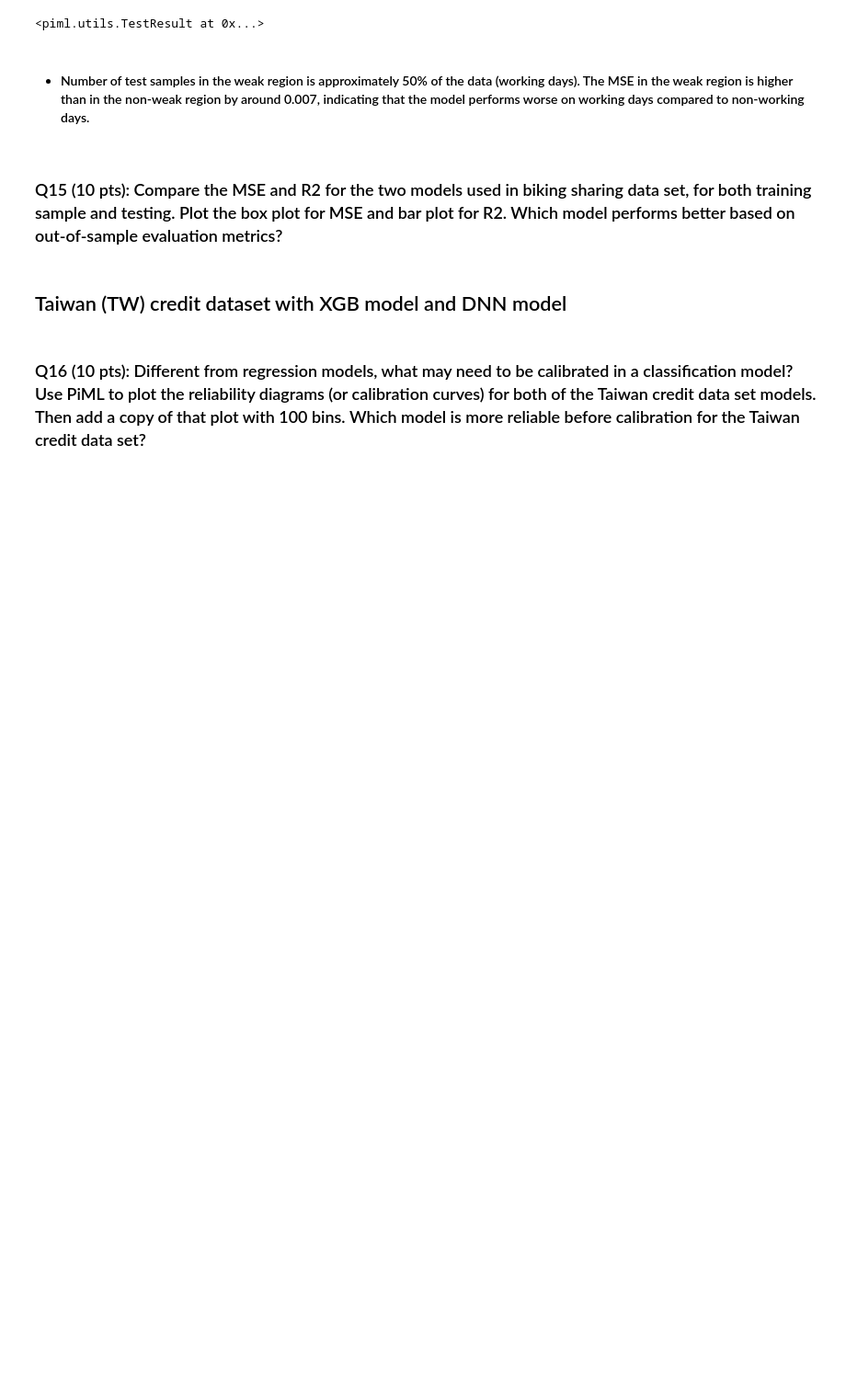
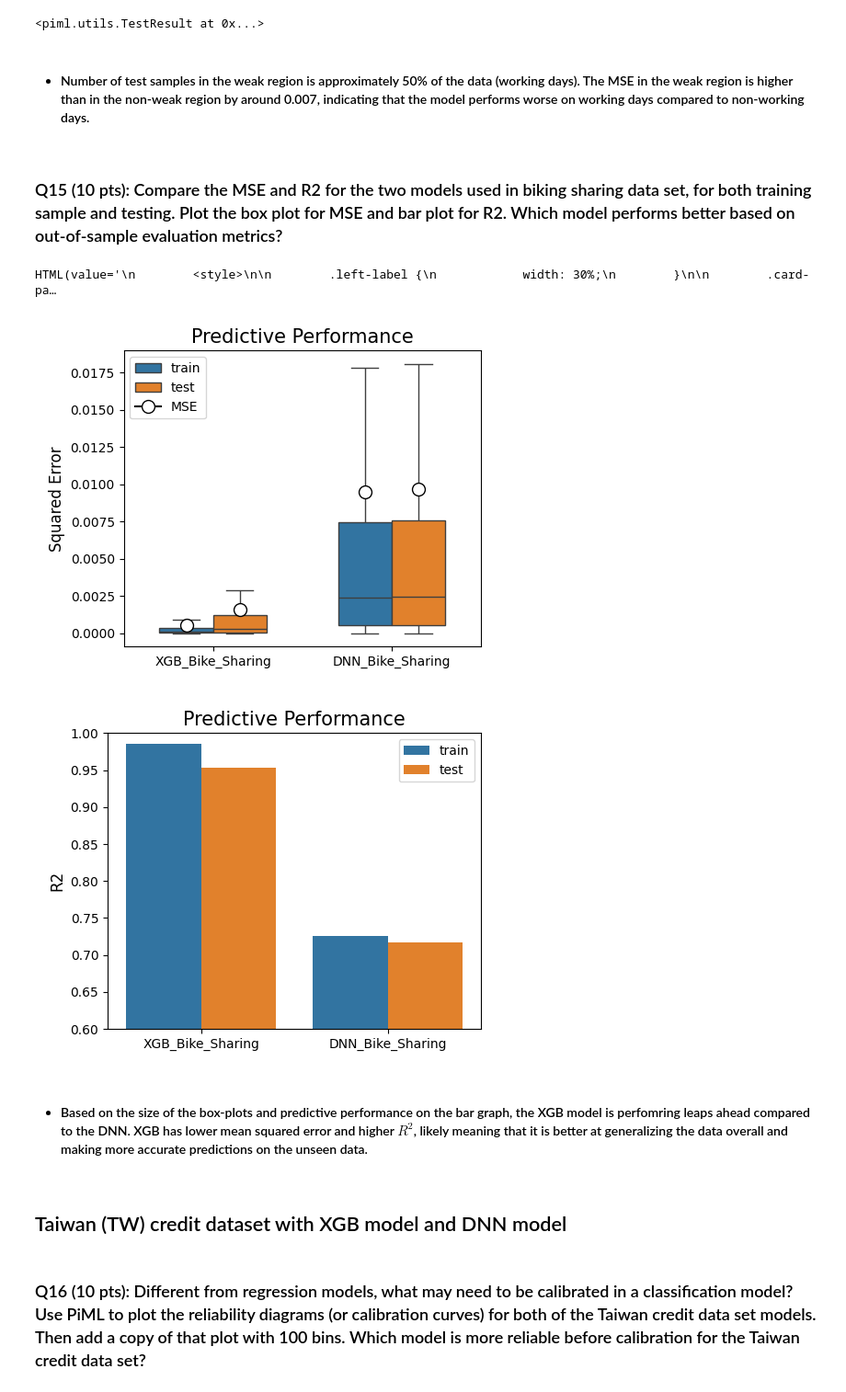
Before and after one commit to EviIius/DSBA6010, a Jupyter notebook: HW4/model_diagnostics_and_prediction_uncertainty_v02.ipynb, the cells around one changed output. Shown: that part at 92% size. Saved outputs shown, nothing was run; the diff lists cells and outputs as text; code cells hidden in the pictures; blank space fills up the shorter version.

```diff
--- a/HW4/model_diagnostics_and_prediction_uncertainty_v02.ipynb
+++ b/HW4/model_diagnostics_and_prediction_uncertainty_v02.ipynb
@@ -168,3 +166,13 @@ exp_bike_sharing.model_diagnose(model="XGB_Bike_Sharing", slice_method="histogra
+# %%
+exp_bike_sharing.model_compare(models=["XGB_Bike_Sharing", "DNN_Bike_Sharing"], show="accuracy_plot", metric="MSE", figsize=(5, 4))
+
+exp_bike_sharing.model_compare(models=["XGB_Bike_Sharing", "DNN_Bike_Sharing"], show="accuracy_plot", metric="R2", figsize=(5, 4))
+# %% [output]
+HTML(value='\n        <style>\n\n        .left-label {\n            width: 30%;\n        }\n\n        .card-pa…
+[figure, added]
+[figure, added]
+# %% [markdown]
+- #### Based on the size of the box-plots and predictive performance on the bar graph, the XGB model is perfomring leaps ahead compared to the DNN. XGB has lower mean squared error and higher $R^{2}$, likely meaning that it is better at generalizing the data overall and making more accurate predictions on the unseen data.
 # %% [markdown]
 ## Taiwan (TW) credit dataset with XGB model and DNN model
 # %% [markdown]
```
Also changed, not shown: parts of 4 cells of this notebook.
